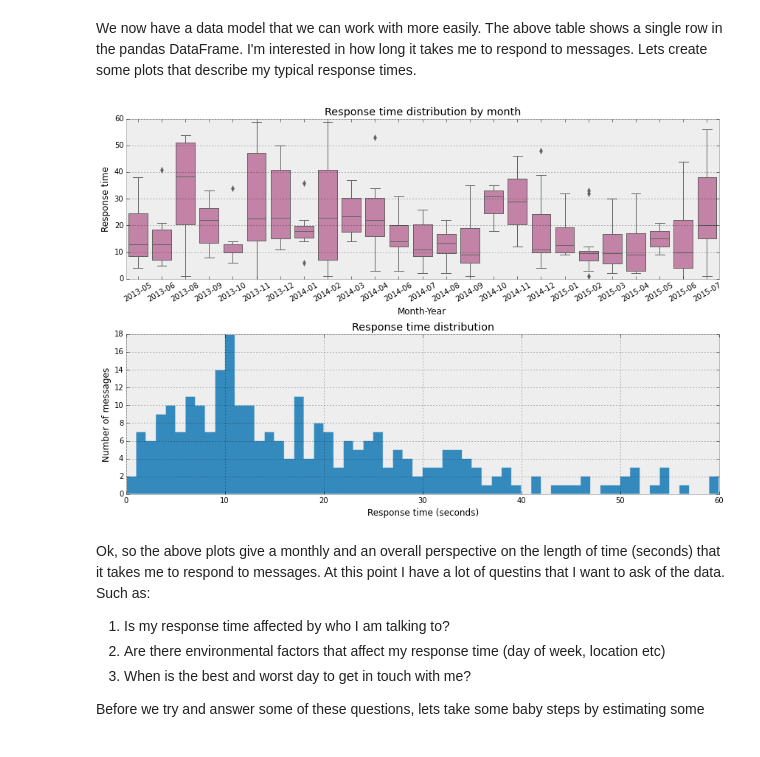
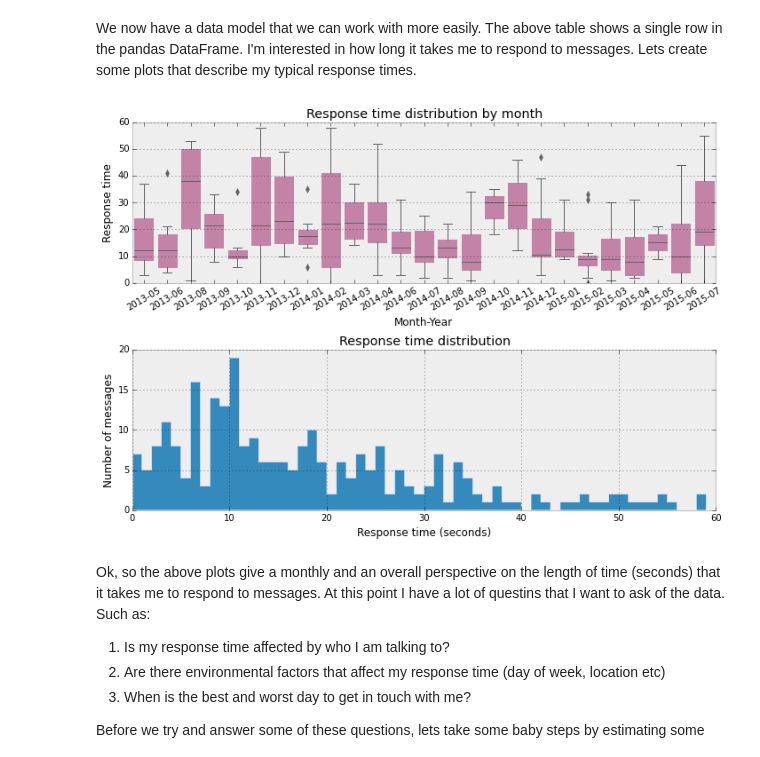
Before and after one commit to markdregan/Bayesian-Modelling-in-Python, a Jupyter notebook: Section 0. Introduction.ipynb, the cells around one changed output. Drawn from its saved outputs; the diff is of its cells as text; code cells hidden in the pictures.

```diff
--- a/Section 0. Introduction.ipynb
+++ b/Section 0. Introduction.ipynb
@@ -92,7 +95,7 @@ def fetch_messages(data):
             except:
                 sender = event['sender_id']['gaia_id']
 
-            timestamp = datetime.fromtimestamp(long(long(event['timestamp'])/10**6.))
+            timestamp = datetime.fromtimestamp(float(float(event['timestamp'])/10**6.))
             event_id = event['event_id']
 
             if 'chat_message' in event:
@@ -157,25 +160,25 @@ messages.head(1)
 # %% [markdown]
 We now have a data model that we can work with more easily. The above table shows a single row in the pandas DataFrame. I'm interested in how long it takes me to respond to messages. Lets create some plots that describe my typical response times.
 # %%
-fig = plt.figure(figsize=(12,8))
+fig = plt.figure(figsize=(10,7))
 ax = fig.add_subplot(211)
 
 order = np.sort(messages['year_month'].unique())
 sns.boxplot(x=messages['year_month'], y=messages['time_delay_seconds'], order=order, orient="v", color=colors[5], linewidth=1, ax=ax)
 _ = ax.set_title('Response time distribution by month')
 _ = ax.set_xlabel('Month-Year')
 _ = ax.set_ylabel('Response time')
 _ = plt.xticks(rotation=30)
 
 ax = fig.add_subplot(212)
 plt.hist(messages['time_delay_seconds'].values, range=[0, 60], bins=60, histtype='stepfilled', color=colors[0])
 _ = ax.set_title('Response time distribution')
 _ = ax.set_xlabel('Response time (seconds)')
 _ = ax.set_ylabel('Number of messages')
 
 plt.tight_layout()
 # %% [output]
-[figure, old version]
+[figure, new version]
 # %% [markdown]
 Ok, so the above plots give a monthly and an overall perspective on the length of time (seconds) that it takes me to respond to messages. At this point I have a lot of questins that I want to ask of the data. Such as:
 1. Is my response time affected by who I am talking to?
```
Also changed, not shown: parts of 5 cells of this notebook, 1 other file.
